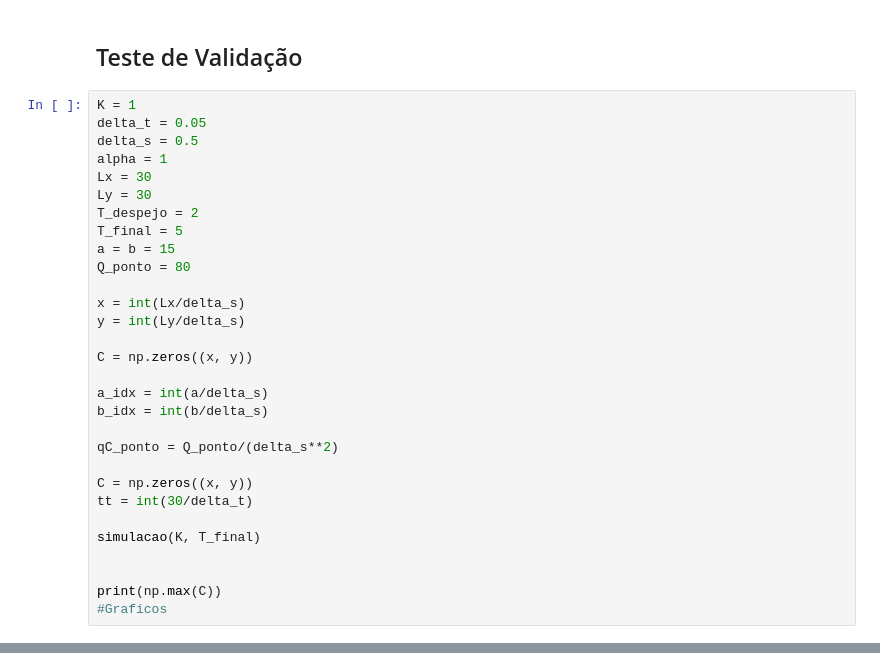
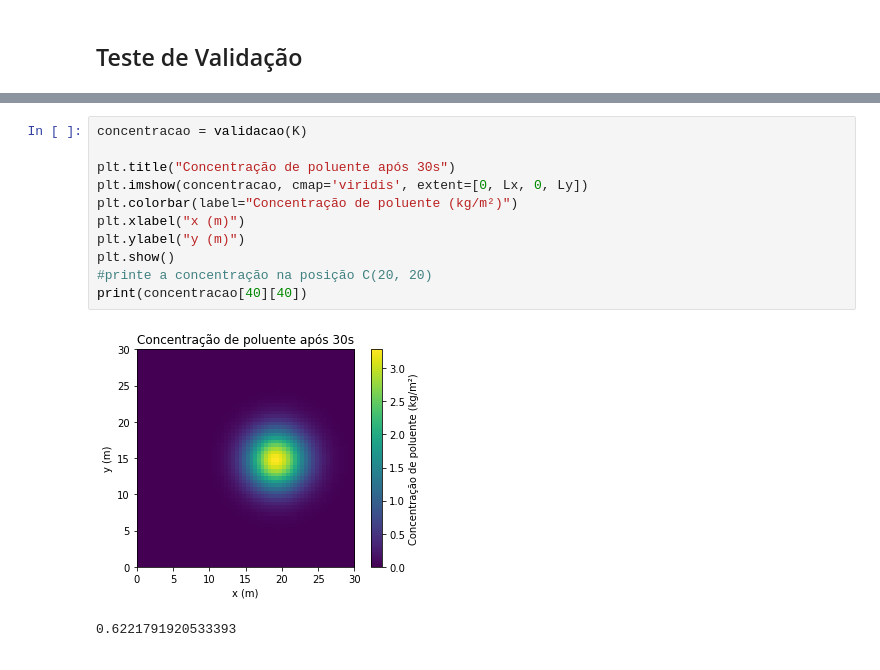
Before and after one commit to MatheusCastellucci/TransCalAPS2, a Jupyter notebook: grupo10_aps2.ipynb, the cells around one changed output, grey strips where cells are left out. Saved outputs shown, nothing was run; the diff lists cells and outputs as text.

```diff
--- a/grupo10_aps2.ipynb
+++ b/grupo10_aps2.ipynb
@@ -154,32 +168,2 @@ for t in lisa_t_testes:
 # %% [markdown]
 ## Teste de Validação
-# %%
-K = 1
-delta_t = 0.05
-delta_s = 0.5
-alpha = 1
-Lx = 30
-Ly = 30
-T_despejo = 2
-T_final = 5
-a = b = 15
-Q_ponto = 80
-
-x = int(Lx/delta_s)
-y = int(Ly/delta_s)
-
-C = np.zeros((x, y))
-
-a_idx = int(a/delta_s)
-b_idx = int(b/delta_s)
-
-qC_ponto = Q_ponto/(delta_s**2)
-
-C = np.zeros((x, y))
-tt = int(30/delta_t)
-
-simulacao(K, T_final)
-
-
-print(np.max(C))
-#Graficos
@@ -193,0 +226,14 @@ print(C[40][40])
+# %%
+concentracao = validacao(K)
+
+plt.title("Concentração de poluente após 30s")
+plt.imshow(concentracao, cmap='viridis', extent=[0, Lx, 0, Ly])
+plt.colorbar(label="Concentração de poluente (kg/m²)")
+plt.xlabel("x (m)")
+plt.ylabel("y (m)")
+plt.show()
+#printe a concentração na posição C(20, 20)
+print(concentracao[40][40])
+# %% [output]
+[figure, added]
+0.6221791920533393
```
Also changed, not shown: parts of 16 cells of this notebook.
